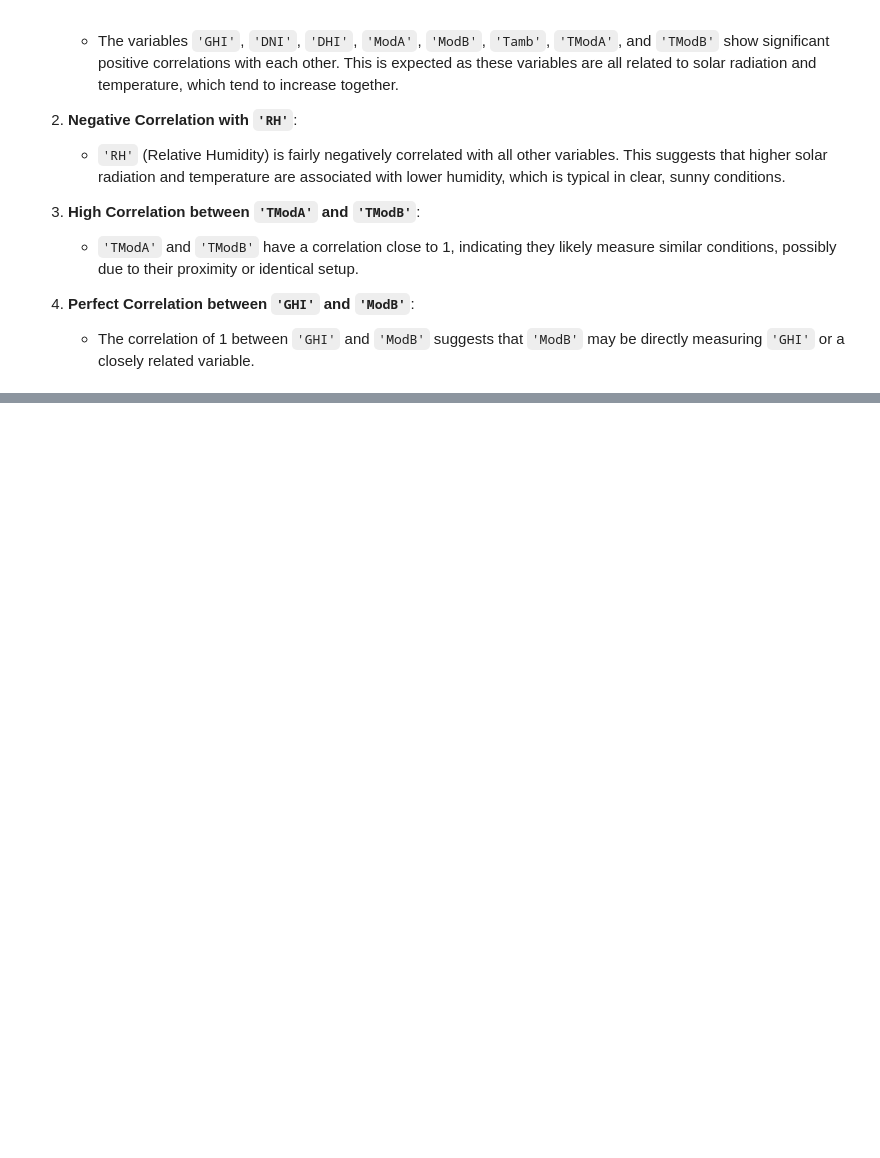
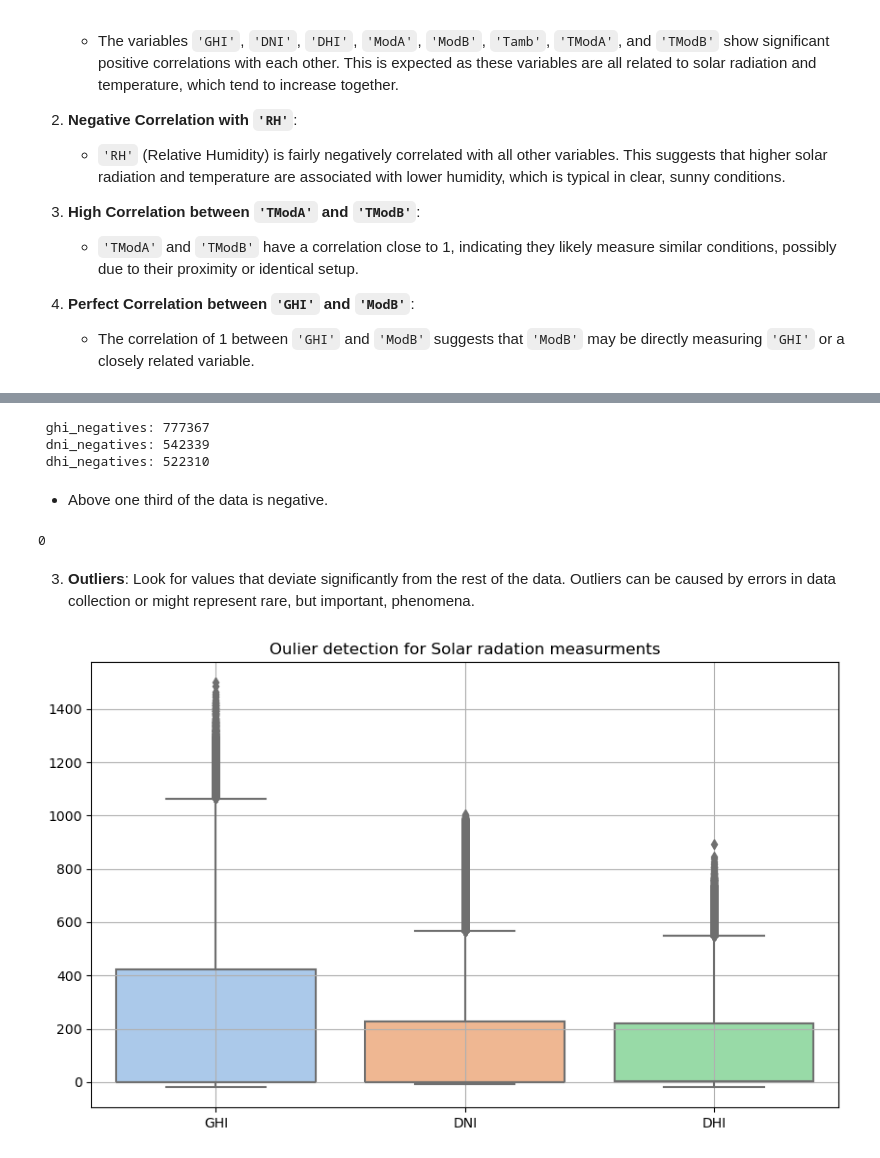
Before and after one commit to davedawitdave/Solar-Insights-Data-Driven-Exploration-and-Interactive-Dashboard-for-Solar-Radiation-Measurement, a Jupyter notebook: Notebooks/data exploration.ipynb, the cells around one changed output, grey strips where cells are left out. Saved outputs shown, nothing was run; the diff lists cells and outputs as text; code cells hidden in the pictures; blank space fills up the shorter version.

```diff
--- a/Notebooks/data exploration.ipynb
+++ b/Notebooks/data exploration.ipynb
@@ -122,0 +187,25 @@ plt.show()
+# %%
+ghi_negatives = data['GHI'][data['GHI'] < 0]
+dni_negatives = data['DNI'][data['DNI'] < 0]
+dhi_negatives = data['DHI'][data['DHI'] < 0]
+print(f' ghi_negatives: {ghi_negatives.shape[0]}')
+print(f' dni_negatives: {dni_negatives.shape[0]}')
+print(f' dhi_negatives: {dhi_negatives.shape[0]}')
+# %% [output]
+ ghi_negatives: 777367
+ dni_negatives: 542339
+ dhi_negatives: 522310
+# %% [markdown]
+- Above one third of the data is negative.
+# %%
+# check if any of the date time entries are in incorrect data type.
+pd.to_datetime(data['Timestamp'], errors='coerce').isnull().sum()
+# %% [output]
+0
+# %% [markdown]
+3. **Outliers**:
+Look for values that deviate significantly from the rest of the data. Outliers can be caused by errors in data collection or might represent rare, but important, phenomena.
+# %%
+charts.boxplot(column = ['GHI', 'DNI', 'DHI'], title = "Oulier detection for Solar radation measurments")
+# %% [output]
+[figure, added]
```
Also changed, not shown: parts of 23 cells of this notebook, 2 other files.
